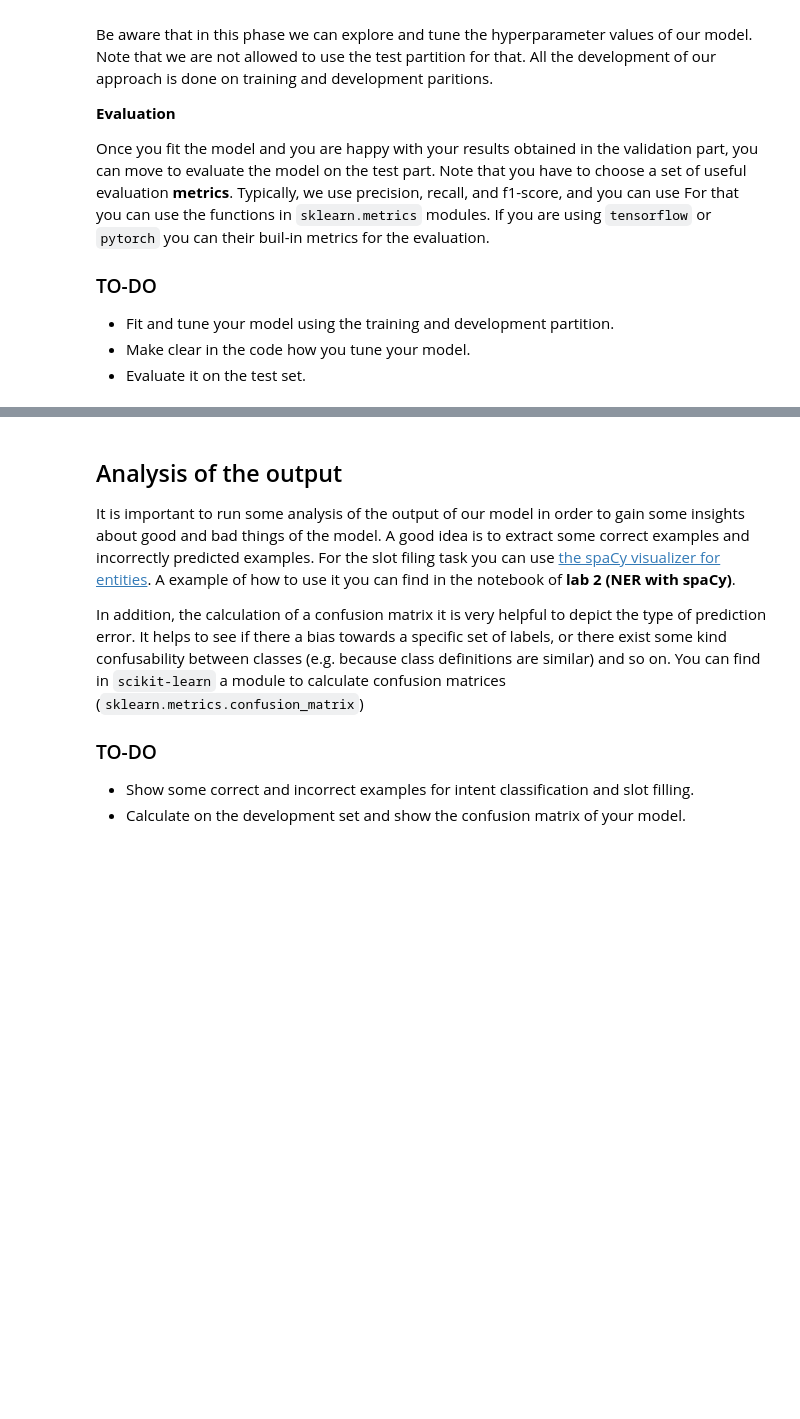
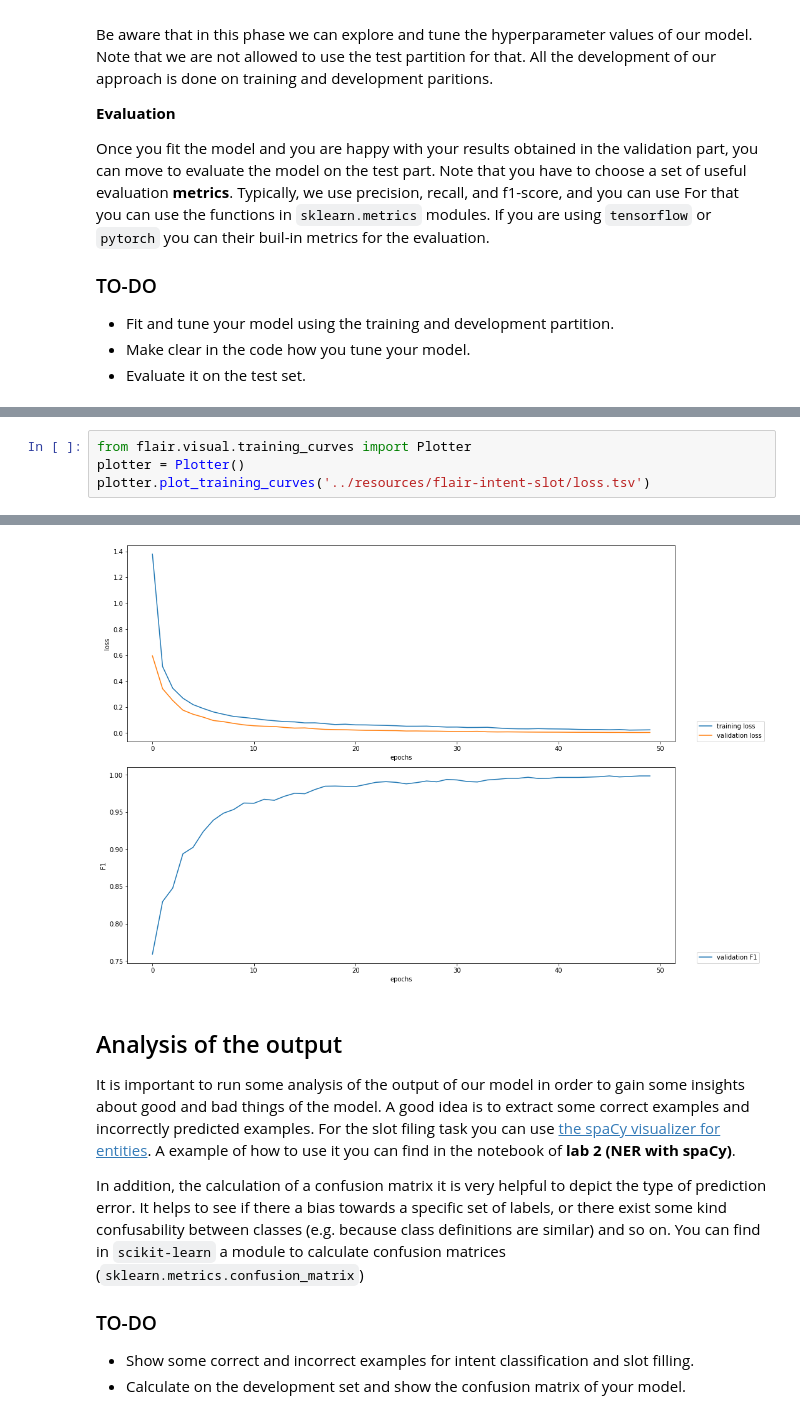
Before and after one commit to juletx/nlp-applications-2, a Jupyter notebook: assignments/assignment1.intent-slot-identification.ipynb, the cells around one changed output, grey strips where cells are left out. Saved outputs shown, nothing was run; the diff lists cells and outputs as text; blank space fills up the shorter version.

Commit message:
implement assignment 1 flair

```diff
--- a/assignments/assignment1.intent-slot-identification.ipynb
+++ b/assignments/assignment1.intent-slot-identification.ipynb
@@ -349,0 +614,5 @@ Once you fit the model and you are happy with your results obtained in the valid
+# %%
+from flair.visual.training_curves import Plotter
+plotter = Plotter()
+plotter.plot_training_curves('../resources/flair-intent-slot/loss.tsv')
+# %% [output]
@@ -350,3 +628,4 @@ Once you fit the model and you are happy with your results obtained in the valid
+[figure, added]
 # %% [markdown]
 ## Analysis of the output
 It is important to run some analysis of the output of our model in order to gain some insights about good and bad things of the model. A good idea is to extract some correct examples and incorrectly predicted examples. For the slot filing task you can use [the spaCy visualizer for entities](https://spacy.io/usage/visualizers). A example of how to use it you can find in the notebook of __lab 2 (NER with spaCy)__.
```
Also changed, not shown: parts of 17 cells of this notebook, 5 other files.
